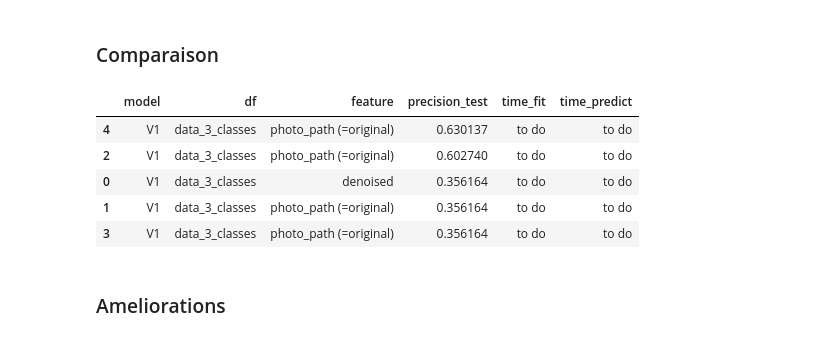
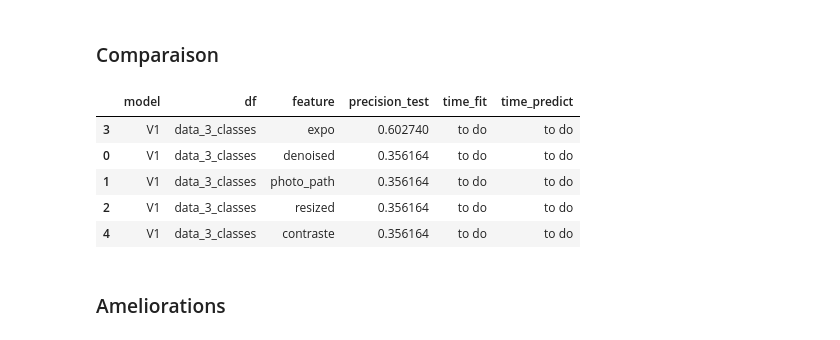
Before and after one commit to Kiwinokoto/OC_projet_6_Classer_des_images, a Jupyter notebook: Oudelet_Kevin_2_notebook_model_perso_180324.ipynb, the cells around one changed output. Cells and saved outputs as stored; diff of their text form; code cells hidden in the pictures.

```diff
--- a/Oudelet_Kevin_2_notebook_model_perso_180324.ipynb
+++ b/Oudelet_Kevin_2_notebook_model_perso_180324.ipynb
@@ -566,14 +653,25 @@ contraste
 # %% [markdown]
 ### Comparaison
-# %%
-affichage_results()
-
-# OK, on y voit déjà + clair :
-#
-# %% [output]
-|  | model | df | feature | precision_test | time_fit | time_predict |
-| 4 | V1 | data_3_classes | photo_path (=original) | 0.630137 | to do | to do |
-| 2 | V1 | data_3_classes | photo_path (=original) | 0.602740 | to do | to do |
-| 0 | V1 | data_3_classes | denoised | 0.356164 | to do | to do |
-| 1 | V1 | data_3_classes | photo_path (=original) | 0.356164 | to do | to do |
-| 3 | V1 | data_3_classes | photo_path (=original) | 0.356164 | to do | to do |
+# %%
+affichage_results()
+
+# OK, on y voit déjà (un peu) + clair :
+# Chaque étape de notre prétraitement semble + ou - détériorer la qualité des prédictions.
+
+# Encore que... ?
+# ??? resized et photo_path devraient donner des résultats bien + proches, non ??
+# sets identiques sauf dim, et redim lors de création de X_feature
+# ... devraient être exactement identiques, et donc avoir des resultats proches
+
+# En fait d'un run à l'autre, les prédictions varient énormément...
+# difficile du coup d'évaluer l'impact de nos prétraitements.
+# moyenne sur +ieurs runs ?
+
+model_results = []
+# %% [output]
+|  | model | df | feature | precision_test | time_fit | time_predict |
+| 3 | V1 | data_3_classes | expo | 0.602740 | to do | to do |
+| 0 | V1 | data_3_classes | denoised | 0.356164 | to do | to do |
+| 1 | V1 | data_3_classes | photo_path | 0.356164 | to do | to do |
+| 2 | V1 | data_3_classes | resized | 0.356164 | to do | to do |
+| 4 | V1 | data_3_classes | contraste | 0.356164 | to do | to do |
```
Also changed, not shown: parts of 10 cells of this notebook.
